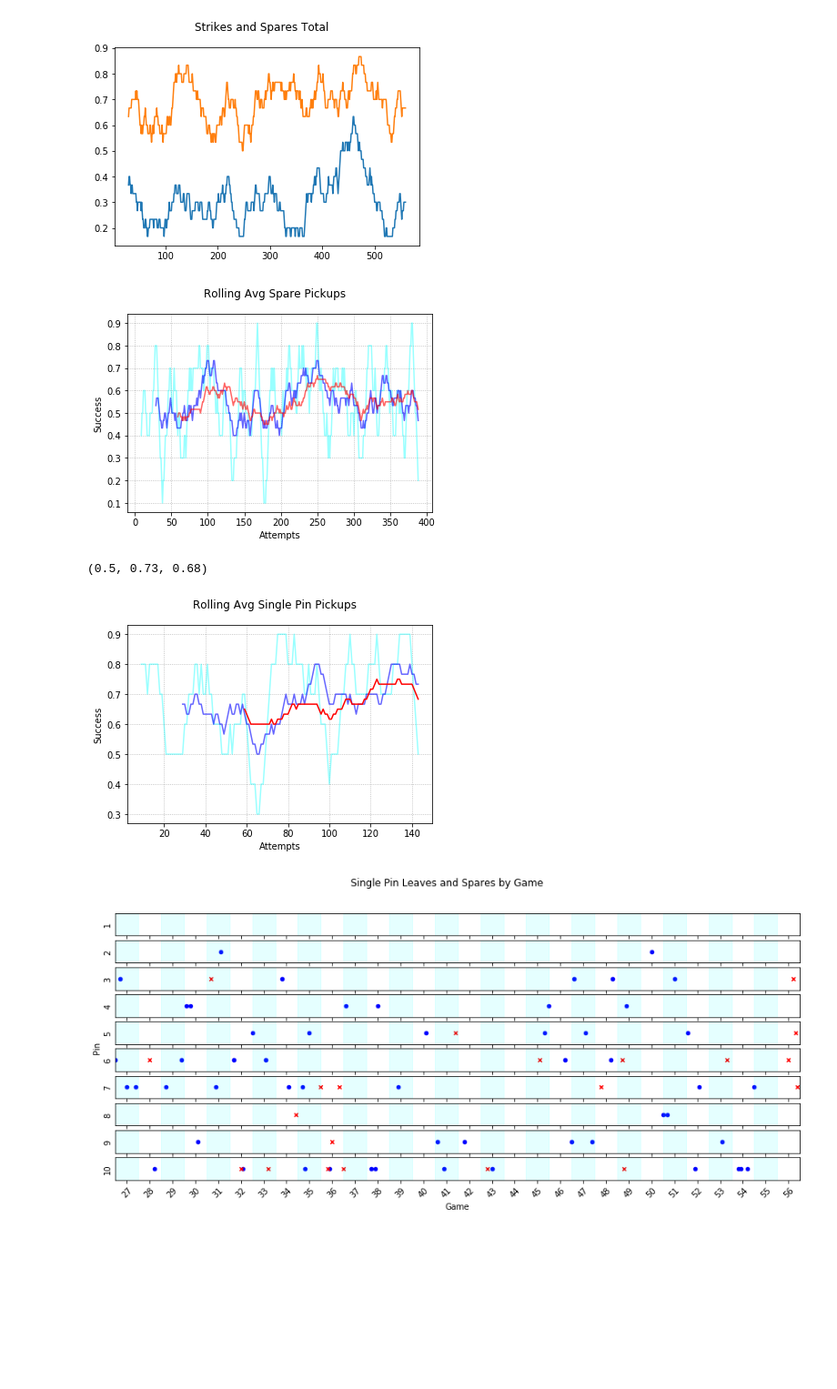
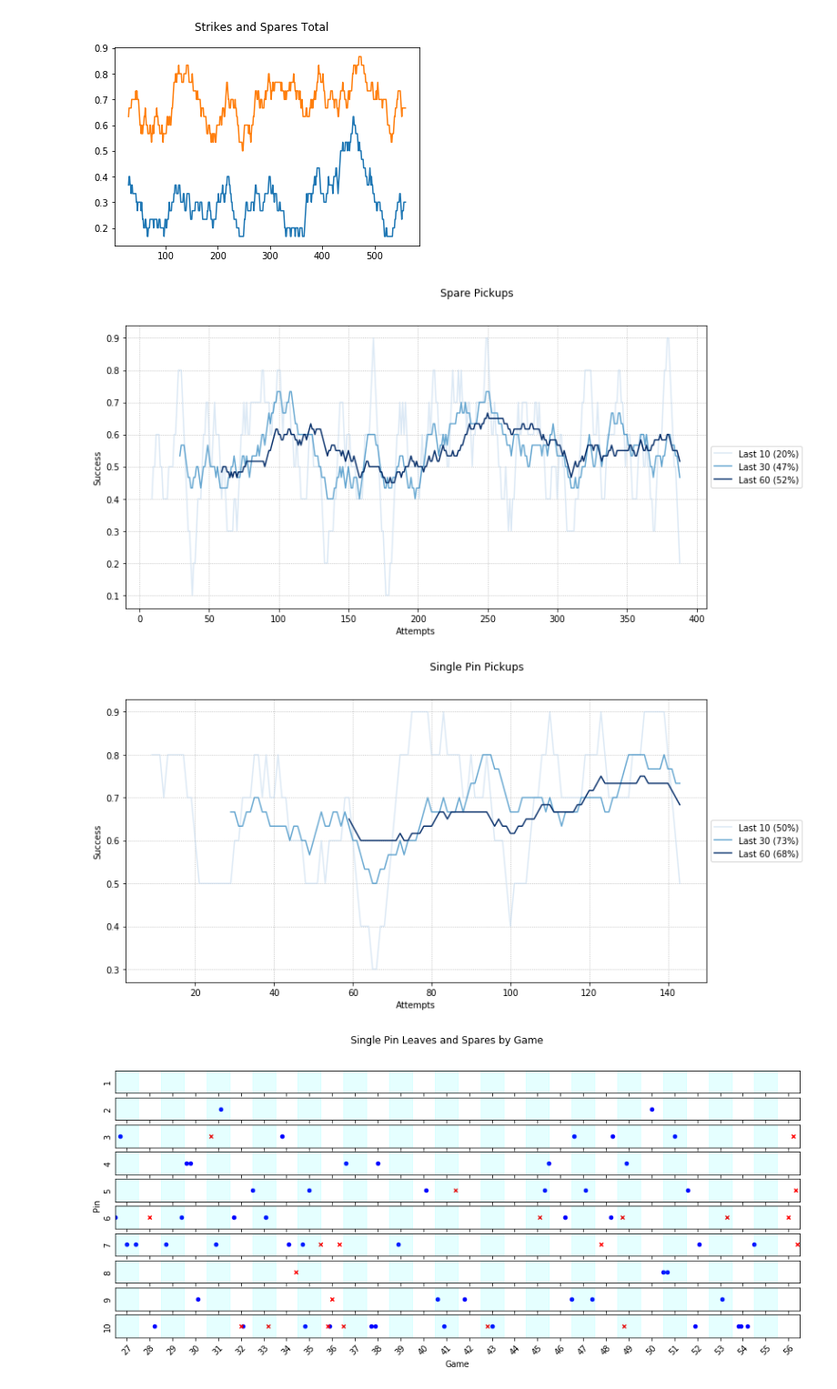
Before and after one commit to jobevers/bowlingscorer, a Jupyter notebook: Basic Stats.ipynb, the cells around one changed output. Shown at 91% size. Saved outputs shown, nothing was run; the diff lists cells and outputs as text; code cells hidden in the pictures; blank space fills up the shorter version.

```diff
--- a/Basic Stats.ipynb
+++ b/Basic Stats.ipynb
@@ -129,33 +149,17 @@ ax.figure.suptitle('Strikes and Spares Total');
 # %%
 spare_leaves = frames_df[frames_df['T1'] < 10]
 spare_pickups = (spare_leaves['T1'] + spare_leaves['T2'] == 10).astype(int).reset_index(drop=True)
-ax = spare_pickups.rolling(10).mean().plot(color="cyan", alpha=.4);
-spare_pickups.rolling(30).mean().plot(color="blue", alpha=.6)
-spare_pickups.rolling(60).mean().plot(color="red", alpha=.6)
-ax.grid(linestyle='dotted')
-ax.set_ylabel('Success')
-ax.set_xlabel('Attempts')
-ax.figure.suptitle('Rolling Avg Spare Pickups');
+fig, ax = plot_rolling_successes(spare_pickups, 'Spare Pickups');
 # %% [output]
-[figure, old version]
+[figure, new version]
-# %%
-single_pin_leaves = frames_df[frames_df['T1'] == 9]
-single_pin_spares = (single_pin_leaves['T2'] == 1).astype(int)
-single_pin_spares = single_pin_spares.reset_index(drop=True)
-ten = single_pin_spares.rolling(10).mean()
-thirty = single_pin_spares.rolling(30).mean()
-sixty = single_pin_spares.rolling(60).mean()
-ax = ten.plot(color="cyan", alpha=.4);
-thirty.plot(color="blue", alpha=.6)
-sixty.plot(color="red")
-ax.figure.suptitle('Rolling Avg Single Pin Pickups');
-ax.grid(linestyle='dotted')
-ax.set_ylabel('Success')
-ax.set_xlabel('Attempts')
-ten.iloc[-1], round(thirty.iloc[-1], 2), round(sixty.iloc[-1], 2)
-# %% [output]
-(0.5, 0.73, 0.68)
-[figure, removed]
+# %%
+single_pin_leaves = frames_df[frames_df['T1'] == 9]
+single_pin_spares = (single_pin_leaves['T2'] == 1).astype(int)
+single_pin_spares = single_pin_spares.reset_index(drop=True)
+
+plot_rolling_successes(single_pin_spares, 'Single Pin Pickups');
+# %% [output]
+[figure, added]
 # %%
 def get_single_pin_leaves(pin_leaves, pin):
     for i, leave in enumerate(pin_leaves):
```
Also changed, not shown: parts of 4 cells of this notebook.
